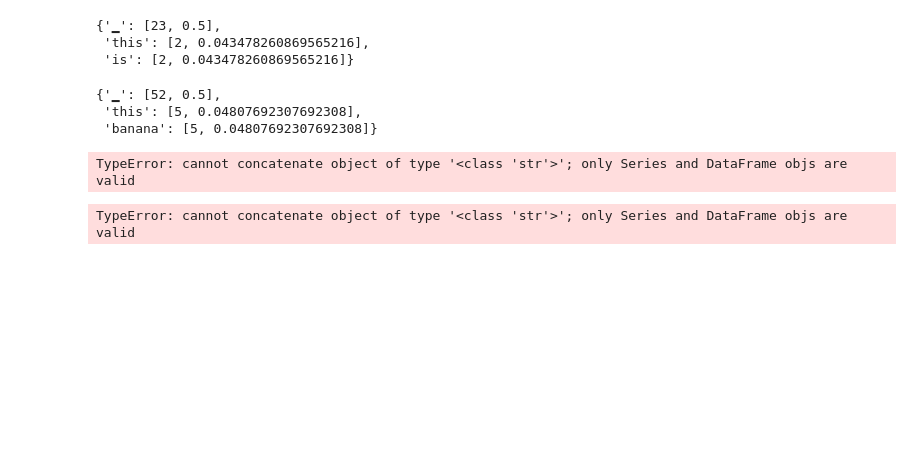
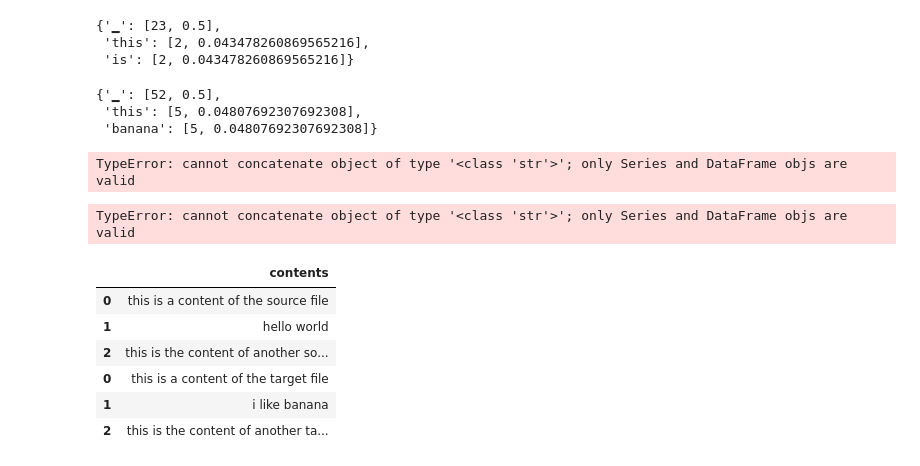
Before and after one commit to WM-SEMERU/ds4se, a Jupyter notebook: nbs/3.4_facade.ipynb, the cells around one changed output. Drawn from its saved outputs; the diff is of its cells as text; code cells hidden in the pictures; blank space fills up the shorter version.

```diff
--- a/nbs/3.4_facade.ipynb
+++ b/nbs/3.4_facade.ipynb
@@ -383,6 +383,19 @@ def MutualInformation(source, target):
 #Proto mutual information should get an int
 testMutualInfo = MutualInformation("source","target")
 assert(testMutualInfo in range(100,200))
+# %%
+
+df2 = pd.DataFrame(data=target)
+i.dit_shannon(preprocess(df)[0])
+df
+# %% [output]
+|  | contents |
+| 0 | this is a content of the source file |
+| 1 | hello world |
+| 2 | this is the content of another so... |
+| 0 | this is a content of the target file |
+| 1 | i like banana |
+| 2 | this is the content of another ta... |
 # %%
 #export
 def CrossEntropy(source, target):
```
Also changed, not shown: parts of 4 cells of this notebook, 6 other files.
